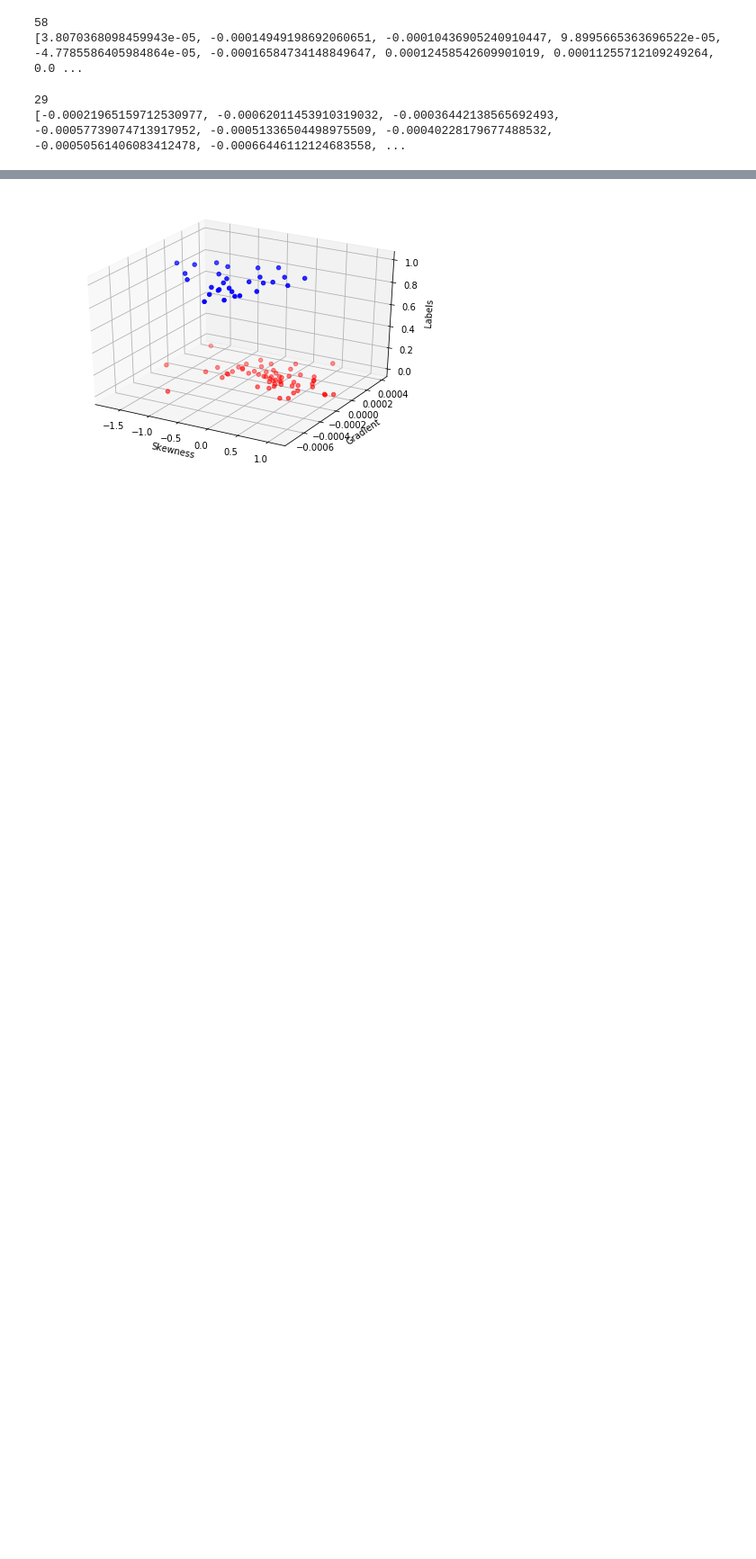
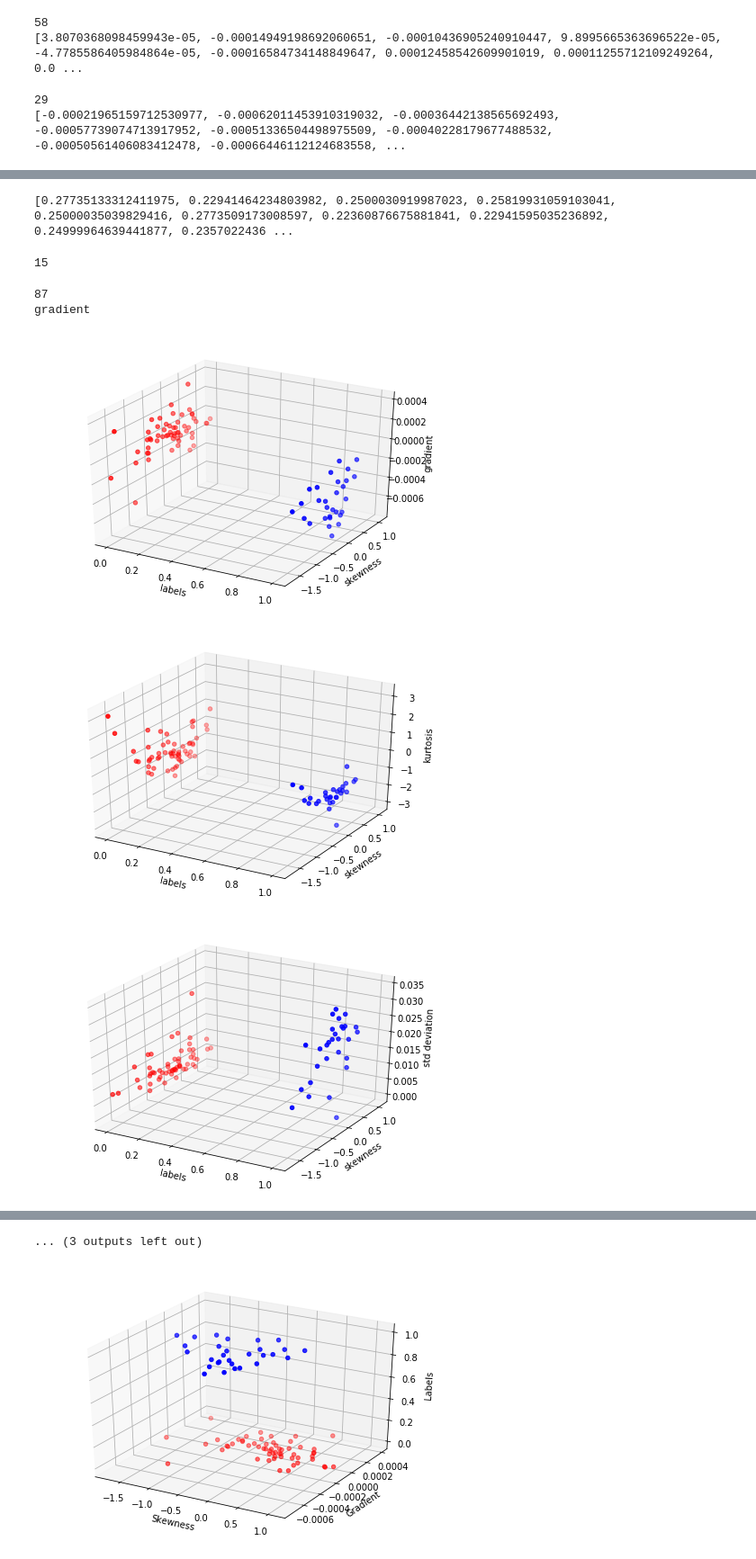
Before and after one commit to nithishr/activity_recognition, a Jupyter notebook: DataExploration.ipynb, the cells around one changed output, grey strips where cells are left out. Shown at 90% size. Drawn from its saved outputs; the diff is of its cells as text; code cells hidden in the pictures; blank space fills up the shorter version.

Commit message:
Added visualizations for combinations of features

```diff
--- a/DataExploration.ipynb
+++ b/DataExploration.ipynb
@@ -163,6 +200,13 @@ print(sum_derivative_c_windows, skewness_c_windows)
 # %%
 skewness_windows = skewness_w_windows + skewness_c_windows
 sum_derivative_windows = sum_derivative_w_windows + sum_derivative_c_windows
+kurtosis_windows = kurtosis_w_windows + kurtosis_c_windows
+std_windows = std_w_windows + std_c_windows
+percentile_windows = percentile_w_windows + percentile_c_windows
+iqr_windows= iqr_w_windows + iqr_c_windows
 labels = [0 for i in range(len(skewness_w_windows))] + [1 for i in range(len(skewness_c_windows))]
-print(len(skewness_windows), len(sum_derivative_windows), len(labels))
+print(len(skewness_windows), len(sum_derivative_windows), len(kurtosis_windows), len(std_windows),
+      len(percentile_windows), len(iqr_windows), len(labels))
+windows = [skewness_windows, sum_derivative_windows, kurtosis_windows, std_windows, percentile_windows, iqr_windows, labels]
+print(len(windows))
 # %% [output]
@@ -169,0 +215,37 @@ print(len(skewness_windows), len(sum_derivative_windows), len(labels))
+# %%
+print(percentile_c_windows, percentile_w_windows, percentile_windows)
+# %% [output]
+[0.27735133312411975, 0.22941464234803982, 0.2500030919987023, 0.25819931059103041, 0.25000035039829416, 0.2773509173008597, 0.22360876675881841, 0.22941595035236892, 0.24999964639441877, 0.2357022436 ...
+# %%
+from itertools import combinations
+windows_map = { 0:{'values':skewness_windows, 'legend': 'skewness'}, 1:{'values':sum_derivative_windows, 'legend': 'gradient'},
+               2:{'values':kurtosis_windows, 'legend':'kurtosis'}, 3:{'values':std_windows, 'legend':'std deviation'},
+               4:{'values':percentile_windows, 'legend':'percentile_windows'}, 5:{'values':iqr_windows, 'legend': 'iqr'},
+               6:{'values':labels, 'legend':'labels'}}
+# %%
+combos = list(combinations(list(range(len(windows)-1)), 2))
+print(len(combos))
+# %% [output]
+15
+# %%
+combo = combos[0]
+print(len(windows_map[combo[0]]['values']))
+print(windows_map[combo[1]]['legend'])
+# %% [output]
+87
+gradient
+# %%
+from mpl_toolkits.mplot3d import Axes3D
+for combo in combos:
+    fig = plt.figure()
+    ax = Axes3D(fig)
+#     ax.scatter(windows_map[combo[0]]['values'], windows_map[combo[1]]['values'], windows_map[6]['values'], c=[(lambda x:'r' if x==0 else 'b')(x) for x in windows_map[6]['values']])
+    ax.scatter(windows_map[6]['values'], windows_map[combo[0]]['values'], windows_map[combo[1]]['values'], c=[(lambda x:'r' if x==0 else 'b')(x) for x in windows_map[6]['values']])
+    ax.set_xlabel(windows_map[6]['legend'])
+    ax.set_ylabel(windows_map[combo[0]]['legend'])
+    ax.set_zlabel(windows_map[combo[1]]['legend'])
+    plt.show()
+# %% [output]
+[figure, added]
+[figure, added]
+[figure, added]
@@ -170,3 +261,4 @@ print(len(skewness_windows), len(sum_derivative_windows), len(labels))
+... (3 outputs left out)
 # %%
 from mpl_toolkits.mplot3d import Axes3D
 fig = plt.figure()
```
Also changed, not shown: parts of 8 cells of this notebook.
